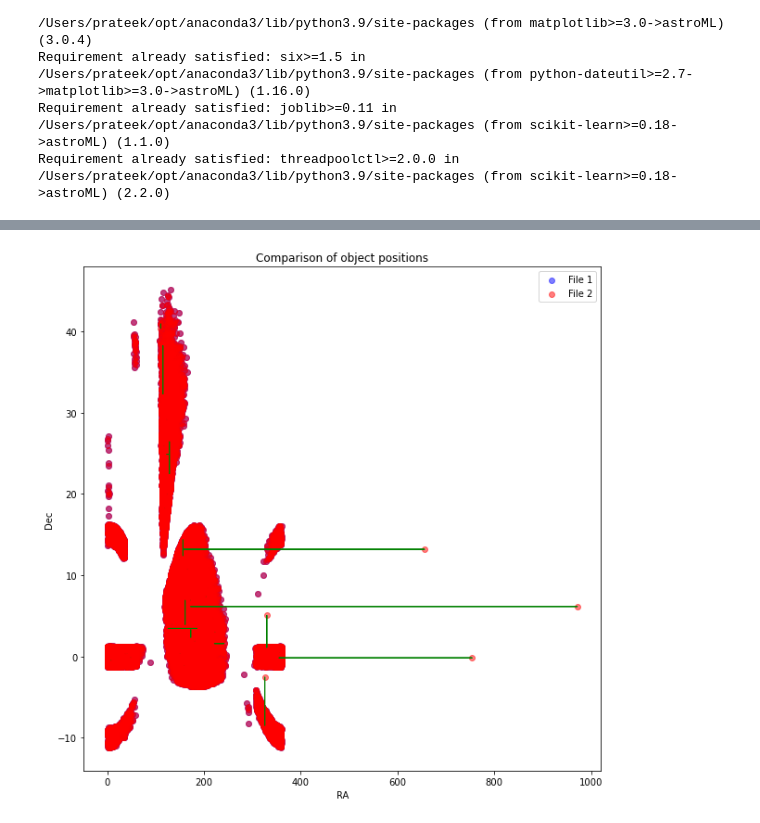
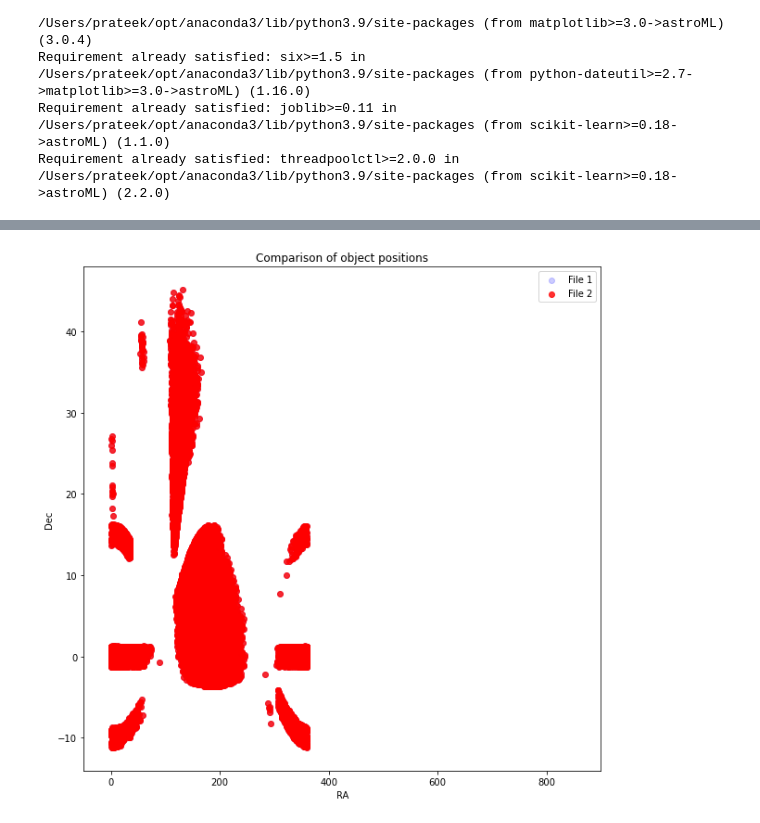
Before and after one commit to prateekdceit06/mled_project, a Jupyter notebook: AstroMLData.ipynb, the cells around one changed output, grey strips where cells are left out. Cells and saved outputs as stored; diff of their text form; code cells hidden in the pictures.

```diff
--- a/AstroMLData.ipynb
+++ b/AstroMLData.ipynb
@@ -234,30 +234,33 @@ import pandas as pd
 file1 = "astroMLDataLarge.csv"
 file2 = "astroMLDataLargeWithErrors.csv"
 df1 = pd.read_csv(file1)
-df2 = pd.read_csv(file2)
+df2 = pd.read_csv(file1)
 # %%
 # For simplicity, let's say we're comparing the 'ra' and 'dec' columns
 ra1, dec1 = df1['ra'], df1['dec']
 ra2, dec2 = df2['ra'], df2['dec']
 
-
 # Now we create the scatter plot
 plt.figure(figsize=(10, 10))
-plt.scatter(df1['ra'], df1['dec'], color='blue', label='File 1', alpha=0.5)
-plt.scatter(df2['ra'], df2['dec'], color='red', label='File 2', alpha=0.5)
+plt.scatter(df1['ra'], df1['dec'], color='blue', label='File 1', alpha=0.2)
+plt.scatter(df2['ra'], df2['dec'], color='red', label='File 2', alpha=0.)
 
 # Draw lines or arrows connecting the points from dataset 1 to dataset 2
 for r1, d1, r2, d2 in zip(ra1, dec1, ra2, dec2):
     if r2 != r1 or d2 != d1:
         plt.arrow(r1, d1, r2-r1, d2-d1, color='green')
 
 plt.xlabel('RA')
 plt.ylabel('Dec')
 plt.title('Comparison of object positions')
 plt.legend()
+
+# Fix x-axis scale
+plt.xlim(-50, 900)
+
 plt.show()
 # %% [output]
-[figure, old version]
+[figure, new version]
 # %%
 magnitudes = ['mag_u', 'mag_g', 'mag_r', 'mag_i', 'mag_z', 'mag_a', 'mag_V', 'mag_B']
 for mag in magnitudes:
```
Also changed, not shown: parts of 4 cells of this notebook, 19 other files.
